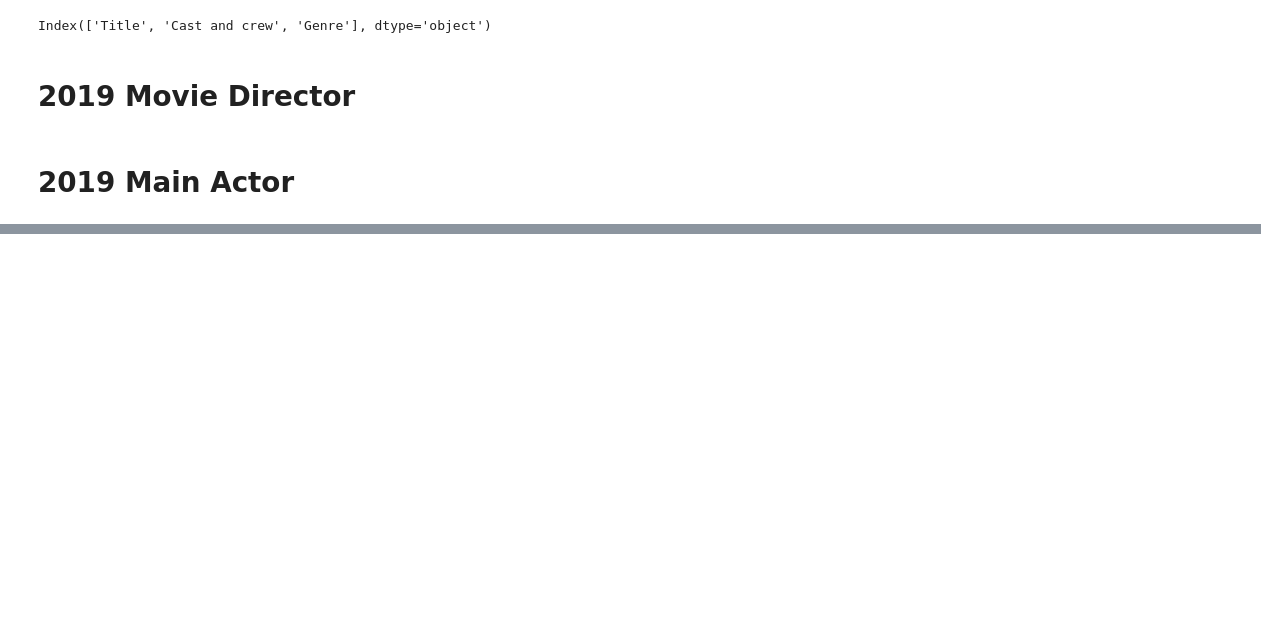
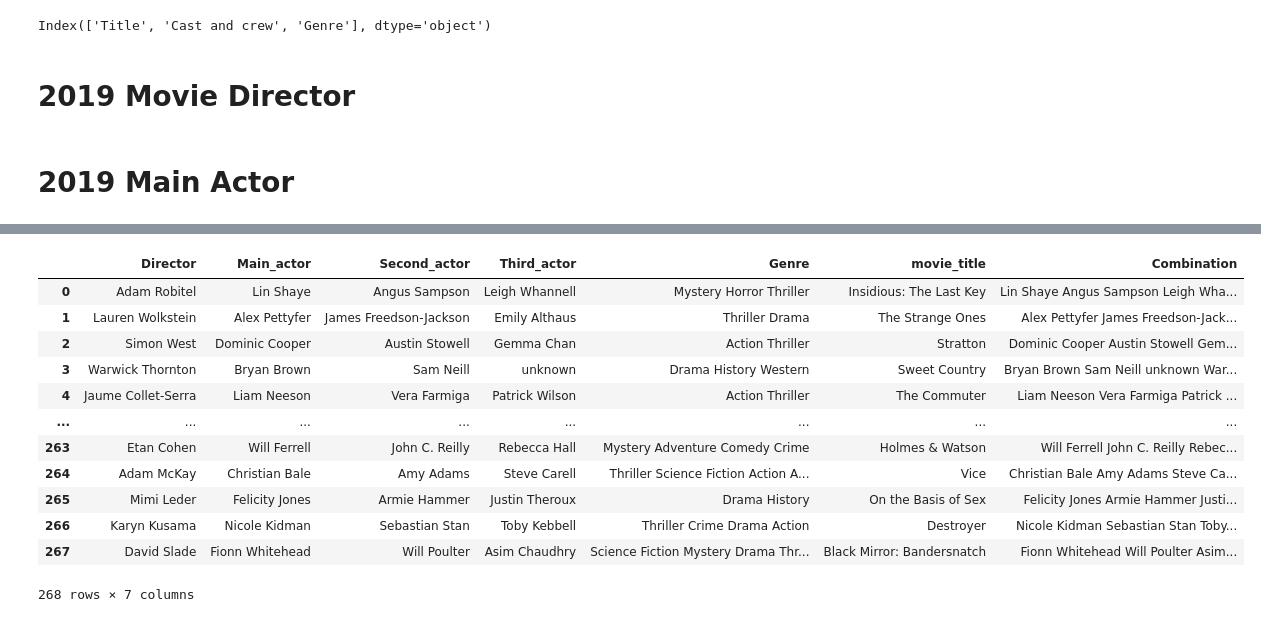
Before and after one commit to code-JOA/Movie-Reviews-Sentiment-Analysis, a Jupyter notebook: 03.Preprocessing.ipynb, the cells around one changed output, grey strips where cells are left out. Saved outputs shown, nothing was run; the diff lists cells and outputs as text; code cells hidden in the pictures; blank space fills up the shorter version.

Commit message:
final data completed by combining all data

```diff
--- a/03.Preprocessing.ipynb
+++ b/03.Preprocessing.ipynb
@@ -218,0 +263,16 @@ data19["Main_actor"] = data19["Cast and crew"]
+# %%
+data2018_new
+# %% [output]
+|  | Director | Main_actor | Second_actor | Third_actor | Genre | movie_title | Combination |
+| 0 | Adam Robitel | Lin Shaye | Angus Sampson | Leigh Whannell | Mystery Horror Thriller | Insidious: The Last Key | Lin Shaye Angus Sampson Leigh Wha... |
+| 1 | Lauren Wolkstein | Alex Pettyfer | James Freedson-Jackson | Emily Althaus | Thriller Drama | The Strange Ones | Alex Pettyfer James Freedson-Jack... |
+| 2 | Simon West | Dominic Cooper | Austin Stowell | Gemma Chan | Action Thriller | Stratton | Dominic Cooper Austin Stowell Gem... |
+| 3 | Warwick Thornton | Bryan Brown | Sam Neill | unknown | Drama History Western | Sweet Country | Bryan Brown Sam Neill unknown War... |
+| 4 | Jaume Collet-Serra | Liam Neeson | Vera Farmiga | Patrick Wilson | Action Thriller | The Commuter | Liam Neeson Vera Farmiga Patrick ... |
+| ... | ... | ... | ... | ... | ... | ... | ... |
+| 263 | Etan Cohen | Will Ferrell | John C. Reilly | Rebecca Hall | Mystery Adventure Comedy Crime | Holmes & Watson | Will Ferrell John C. Reilly Rebec... |
+| 264 | Adam McKay | Christian Bale | Amy Adams | Steve Carell | Thriller Science Fiction Action A... | Vice | Christian Bale Amy Adams Steve Ca... |
+| 265 | Mimi Leder | Felicity Jones | Armie Hammer | Justin Theroux | Drama History | On the Basis of Sex | Felicity Jones Armie Hammer Justi... |
+| 266 | Karyn Kusama | Nicole Kidman | Sebastian Stan | Toby Kebbell | Thriller Crime Drama Action | Destroyer | Nicole Kidman Sebastian Stan Toby... |
+| 267 | David Slade | Fionn Whitehead | Will Poulter | Asim Chaudhry | Science Fiction Mystery Drama Thr... | Black Mirror: Bandersnatch | Fionn Whitehead Will Poulter Asim... |
+268 rows × 7 columns
```
Also changed, not shown: parts of 27 cells of this notebook, 1 other file.
